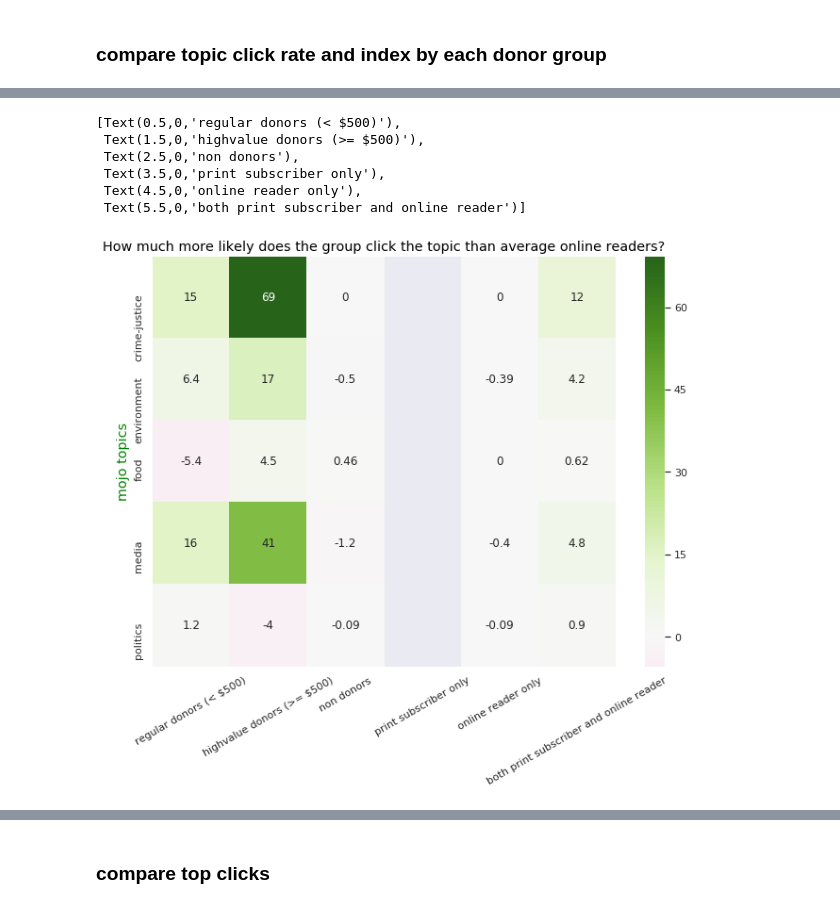
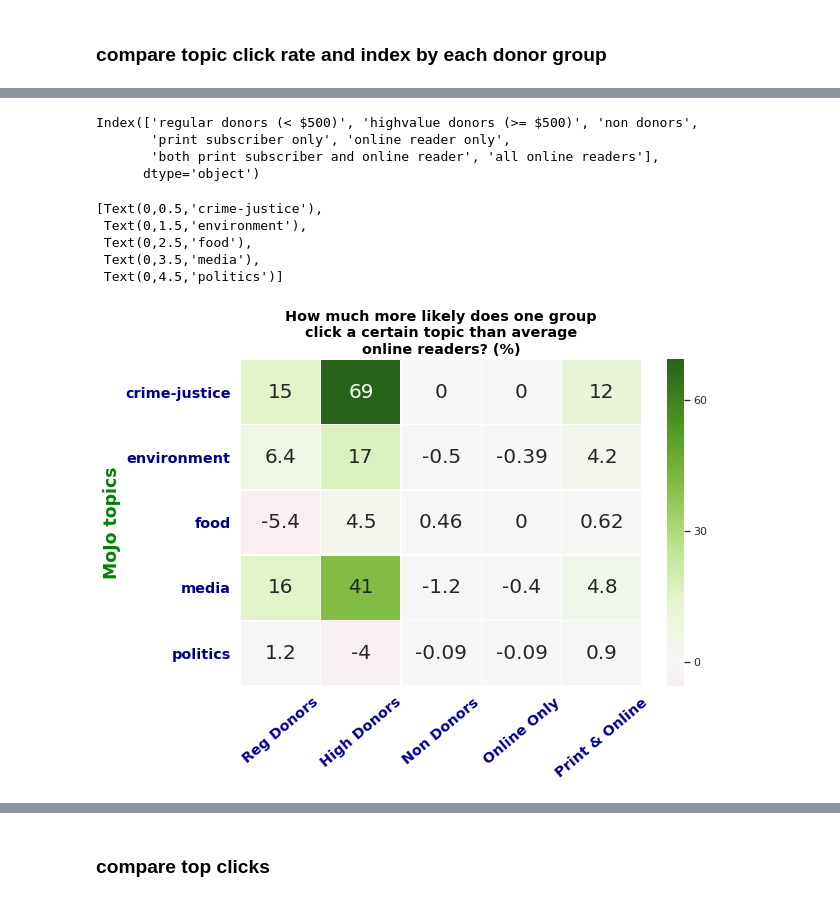
Before and after one commit to tingtingexelate/mother_jones, a Jupyter notebook: user_data/question_oriented_user_exploration.ipynb, the cells around one changed output, grey strips where cells are left out. Cells and saved outputs as stored; diff of their text form; code cells hidden in the pictures.

```diff
--- a/user_data/question_oriented_user_exploration.ipynb
+++ b/user_data/question_oriented_user_exploration.ipynb
@@ -238,14 +239,16 @@ plt.axvline(x=500, linestyle = '--',color='olive', linewidth=2)
 import seaborn as sns;
 sns.set()
 import matplotlib.pyplot as plt
-plt.plot( 'don_total', 'don_total_cumpct', data=cnts[cnts['don_total'] < 1000], marker='', markerfacecolor='green', markersize=12, color='green', linewidth=4)
-plt.plot( 'don_total', 'Email_cumpct',data=cnts[cnts['don_total'] < 1000], marker='', color='skyblue', linewidth=4)
+plt.rcParams['figure.figsize'] = [8, 6]
+plt.plot( 'don_total', 'don_total_cumpct', data=cnts[cnts['don_total'] < 1000], marker='', markerfacecolor='green', markersize=12, color='green', linewidth=8)
+plt.plot( 'don_total', 'Email_cumpct',data=cnts[cnts['don_total'] < 1000], marker='', color='skyblue', linewidth=8)
 plt.legend(labels = ['cumulative % of total donations','cumulative % of emails'])
 plt.grid(True)
-pl.title("Relationship between Cumulative Percentages of Donations and Emails")
-pl.xlabel("donation by person")
-pl.ylabel("cumulative pct")
-
+pl.title("\n".join(wrap("Relationship between Cumulative Percentages of Donations and Emails",50)),fontweight='bold', color = 'purple', fontsize = 'large')
+pl.xlabel("Donation Amount",fontweight='bold', color = 'darkblue', fontsize = 'large')
+pl.ylabel("Cumulative Percentage (%)",fontweight='bold', color = 'darkblue', fontsize = 'large')
+pl.xticks([0,500,1000],fontweight='bold', fontsize = 'large')
+pl.yticks(np.arange(0, 101, step=20),fontweight='bold', fontsize = 'large')
 plt.axvline(x=500, linestyle = '--',color='olive', linewidth=2)
 print(cnts['Email_cumpct'][cnts['don_total']==500])
 print(cnts['don_total_cumpct'][cnts['don_total']==500])
@@ -1078,3 +1102,6 @@ for g in comparison_groups:
 combo_index = combo.copy()
 for c in combo_index.columns:
     combo_index[c] = round((combo_index[c]/combo['all online readers'] - 1)*100,2)
+
+combo_index = combo_index.drop(columns=['print subscriber only','all online readers'])
+combo = combo.drop(columns=['print subscriber only'])
@@ -1088,17 +1108,33 @@ for c in combo_index.columns:
+# %%
+combo_index.columns
+# %% [output]
+Index(['regular donors (< $500)', 'highvalue donors (>= $500)', 'non donors',
+       'print subscriber only', 'online reader only',
+       'both print subscriber and online reader', 'all online readers'],
+      dtype='object')
 # %%
 import seaborn as sns; sns.set()
 
-sns.set(rc={'figure.figsize':(11,8)})
-hm = sns.heatmap(combo_index.iloc[:,:6], annot=True,cmap="PiYG",center = 0)
 
-hm.set_title('How much more likely does the group click the topic than average online readers?',fontsize = 'large', color = 'black')
-hm.set_ylabel('mojo topics', fontsize = 'large', color = 'green')
-hm.set_xticklabels(combo.columns, rotation=30)
+sns.set(rc={'figure.figsize':(9,6)})
+hm = sns.heatmap(combo_index.iloc[:,:6],
+                 annot=True,
+                 annot_kws = {'size':20},
+                 cmap="PiYG",center = 0,
+                 linewidths=.5,
+                 cbar_kws = {'ticks':[0,30,60]})
+
+
+hm.set_title("\n".join(wrap('How much more likely does one group click a certain topic than average online readers? (%)',40)),
+             fontsize = 'large', color = 'black',fontweight = 'bold')
+hm.set_ylabel('MoJo topics', fontsize = 'x-large', color = 'green',fontweight = 'bold')
+hm.set_xticklabels(['Reg Donors','High Donors','Non Donors','Online Only','Print & Online'],
+                   rotation=40,fontweight = 'bold',fontsize = 'large', color = 'darkblue')
+hm.set_yticklabels(combo.index, fontweight = 'bold',fontsize = 'large', color = 'darkblue')
 # %% [output]
-[Text(0.5,0,'regular donors (< $500)'),
- Text(1.5,0,'highvalue donors (>= $500)'),
- Text(2.5,0,'non donors'),
- Text(3.5,0,'print subscriber only'),
- Text(4.5,0,'online reader only'),
- Text(5.5,0,'both print subscriber and online reader')]
+[Text(0,0.5,'crime-justice'),
+ Text(0,1.5,'environment'),
+ Text(0,2.5,'food'),
+ Text(0,3.5,'media'),
+ Text(0,4.5,'politics')]
-[figure, old version]
+[figure, new version]
```
Also changed, not shown: parts of 13 cells of this notebook, 6 other files.
